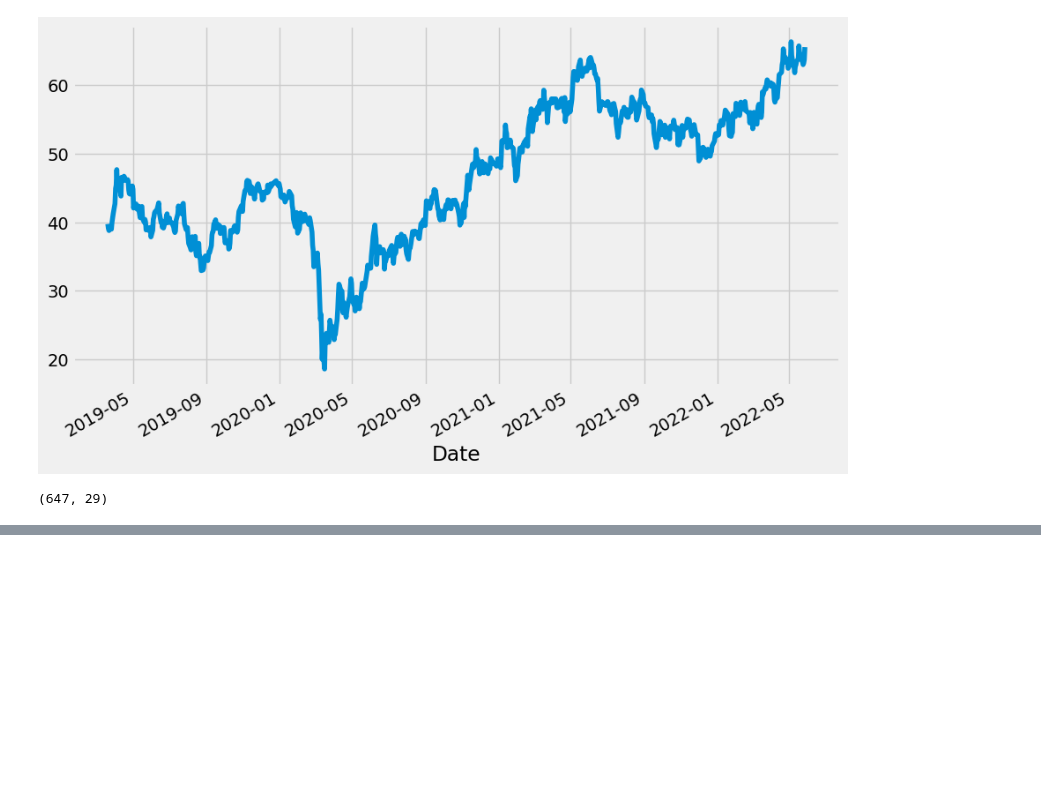
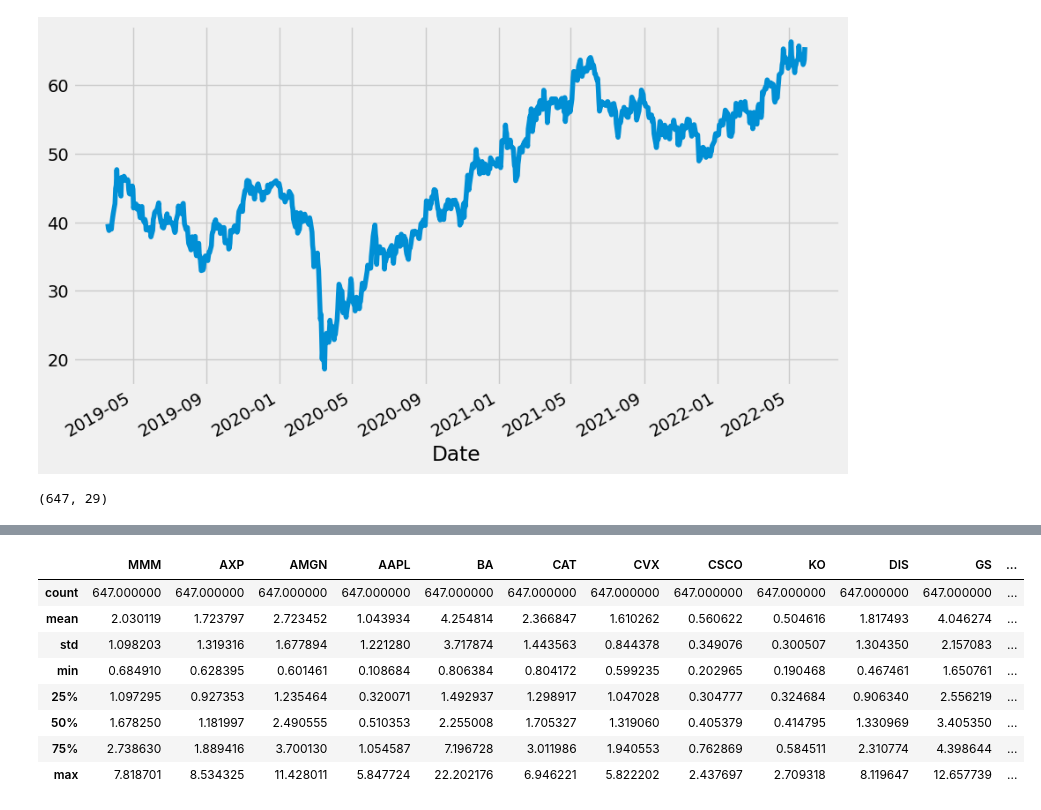
Before and after one commit to robonesky/oreilly, a Jupyter notebook: RM Lab Notes 12 202301 cohort.ipynb, the cells around one changed output, grey strips where cells are left out. Drawn from its saved outputs; the diff is of its cells as text; code cells hidden in the pictures; blank space fills up the shorter version.

```diff
--- a/RM Lab Notes 12 202301 cohort.ipynb
+++ b/RM Lab Notes 12 202301 cohort.ipynb
@@ -222,0 +297,12 @@ np.isnan(stock_ret.any()).sum() # what's the diference between isnull().sum()?
+# %%
+weekly_atr.T.describe()
+# %% [output]
+|  | MMM | AXP | AMGN | AAPL | BA | CAT | CVX | CSCO | KO | DIS | GS | ... |
+| count | 647.000000 | 647.000000 | 647.000000 | 647.000000 | 647.000000 | 647.000000 | 647.000000 | 647.000000 | 647.000000 | 647.000000 | 647.000000 | ... |
+| mean | 2.030119 | 1.723797 | 2.723452 | 1.043934 | 4.254814 | 2.366847 | 1.610262 | 0.560622 | 0.504616 | 1.817493 | 4.046274 | ... |
+| std | 1.098203 | 1.319316 | 1.677894 | 1.221280 | 3.717874 | 1.443563 | 0.844378 | 0.349076 | 0.300507 | 1.304350 | 2.157083 | ... |
+| min | 0.684910 | 0.628395 | 0.601461 | 0.108684 | 0.806384 | 0.804172 | 0.599235 | 0.202965 | 0.190468 | 0.467461 | 1.650761 | ... |
+| 25% | 1.097295 | 0.927353 | 1.235464 | 0.320071 | 1.492937 | 1.298917 | 1.047028 | 0.304777 | 0.324684 | 0.906340 | 2.556219 | ... |
+| 50% | 1.678250 | 1.181997 | 2.490555 | 0.510353 | 2.255008 | 1.705327 | 1.319060 | 0.405379 | 0.414795 | 1.330969 | 3.405350 | ... |
+| 75% | 2.738630 | 1.889416 | 3.700130 | 1.054587 | 7.196728 | 3.011986 | 1.940553 | 0.762869 | 0.584511 | 2.310774 | 4.398644 | ... |
+| max | 7.818701 | 8.534325 | 11.428011 | 5.847724 | 22.202176 | 6.946221 | 5.822202 | 2.437697 | 2.709318 | 8.119647 | 12.657739 | ... |
```
Also changed, not shown: parts of 16 cells of this notebook.
